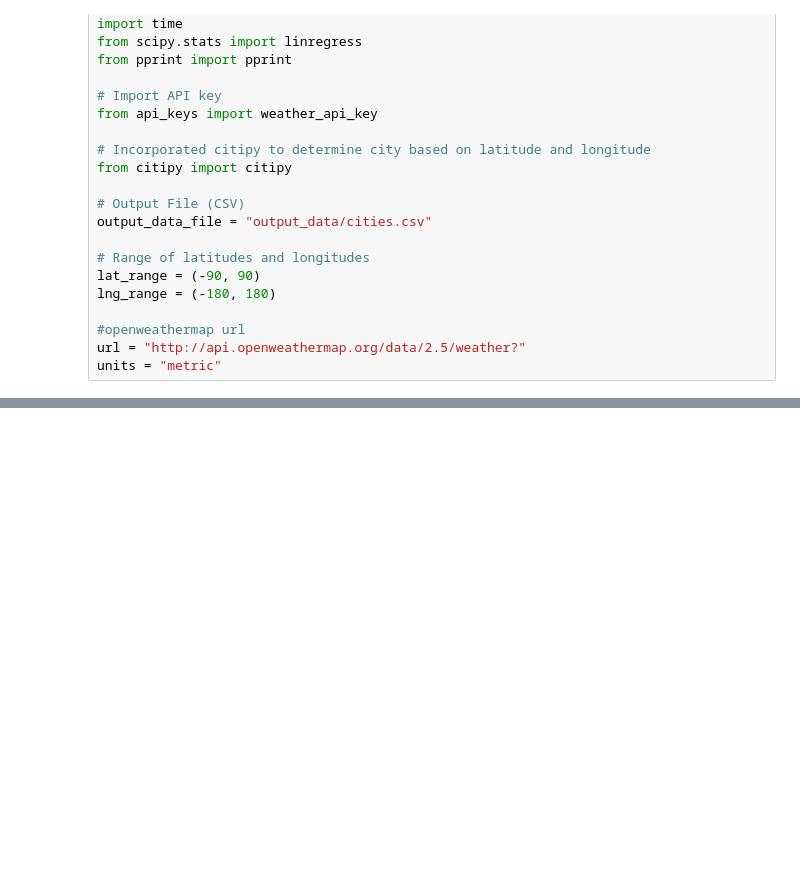
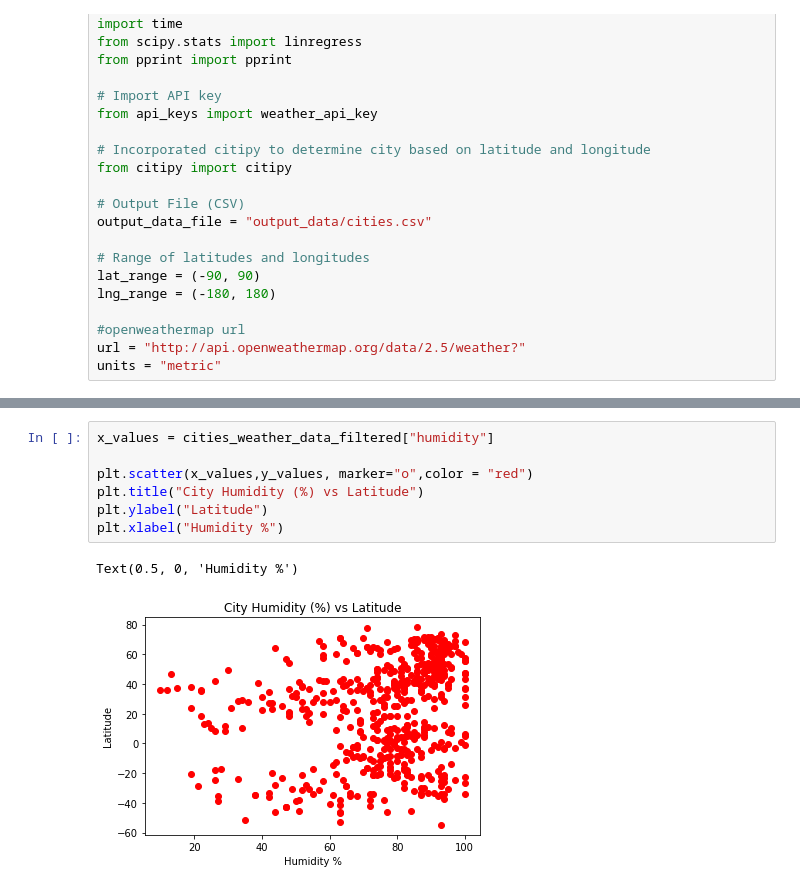
Before and after one commit to mkpennemays/Python-API-Exercise, a Jupyter notebook: WeatherPy/WeatherPy.ipynb, the cells around one changed output, grey strips where cells are left out. Saved outputs shown, nothing was run; the diff lists cells and outputs as text; blank space fills up the shorter version.

```diff
--- a/WeatherPy/WeatherPy.ipynb
+++ b/WeatherPy/WeatherPy.ipynb
@@ -120,0 +144,10 @@ Display the DataFrame
+# %%
+x_values = cities_weather_data_filtered["humidity"]
+
+plt.scatter(x_values,y_values, marker="o",color = "red")
+plt.title("City Humidity (%) vs Latitude")
+plt.ylabel("Latitude")
+plt.xlabel("Humidity %")
+# %% [output]
+Text(0.5, 0, 'Humidity %')
+[figure, added]
```
Also changed, not shown: parts of 22 cells of this notebook, 2 other files.
